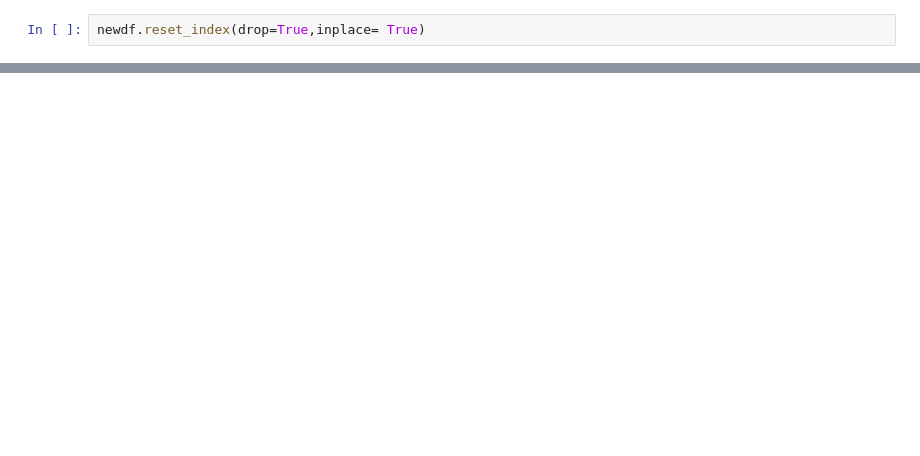
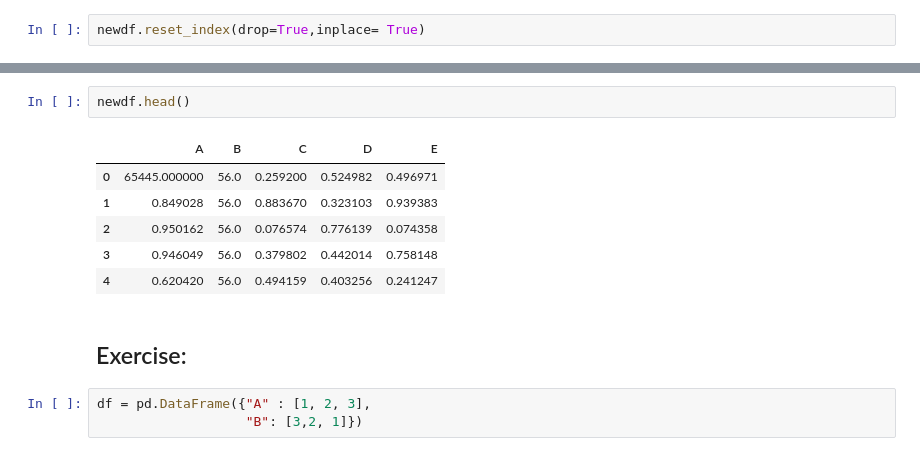
Before and after one commit to Bubu02/Pandas-Tutorial, a Jupyter notebook: Pandas_tutorial.ipynb, the cells around one changed output, grey strips where cells are left out. Saved outputs shown, nothing was run; the diff lists cells and outputs as text; blank space fills up the shorter version.

```diff
--- a/Pandas_tutorial.ipynb
+++ b/Pandas_tutorial.ipynb
@@ -367,0 +386,14 @@ newdf.head()
+# %%
+newdf.head()
+# %% [output]
+|  | A | B | C | D | E |
+| 0 | 65445.000000 | 56.0 | 0.259200 | 0.524982 | 0.496971 |
+| 1 | 0.849028 | 56.0 | 0.883670 | 0.323103 | 0.939383 |
+| 2 | 0.950162 | 56.0 | 0.076574 | 0.776139 | 0.074358 |
+| 3 | 0.946049 | 56.0 | 0.379802 | 0.442014 | 0.758148 |
+| 4 | 0.620420 | 56.0 | 0.494159 | 0.403256 | 0.241247 |
+# %% [markdown]
+## Exercise:
+# %%
+df = pd.DataFrame({"A" : [1, 2, 3],
+                   "B": [3,2, 1]})
```
Also changed, not shown: parts of 34 cells of this notebook.
